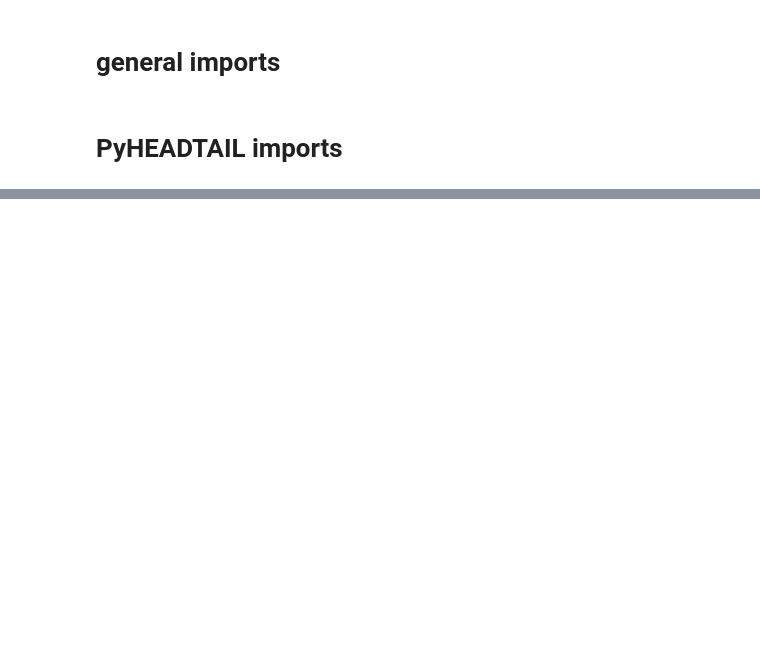
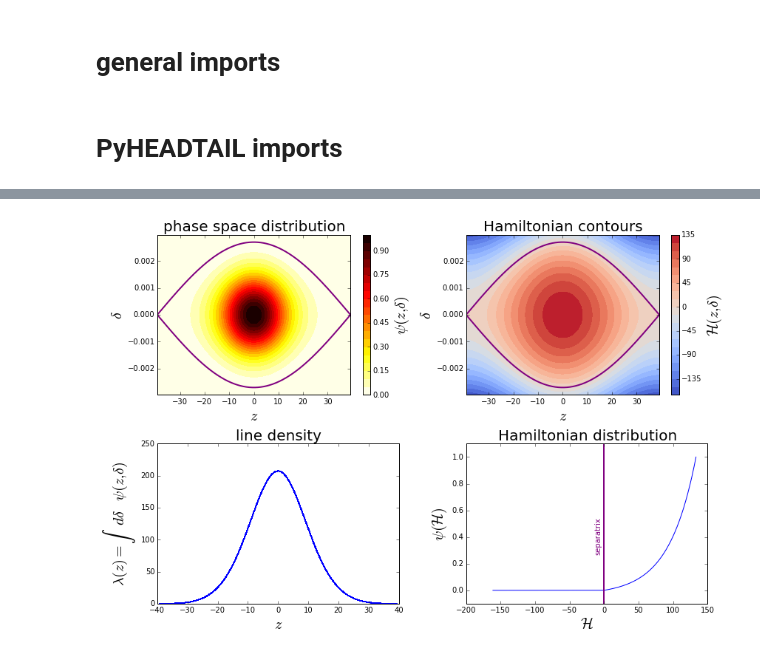
Before and after one commit to PyCOMPLETE/PyHEADTAIL-playground, a Jupyter notebook: RFBucket_Matching.ipynb, the cells around one changed output, grey strips where cells are left out. Cells and saved outputs as stored; diff of their text form; code cells hidden in the pictures; blank space fills up the shorter version.

```diff
--- a/RFBucket_Matching.ipynb
+++ b/RFBucket_Matching.ipynb
@@ -196,10 +32,0 @@ rfb_matcher.psi_object.H0
-# %%
-dpmax = rfb.dp_max(rfb.z_ufp_separatrix)
-zz = np.linspace(*rfb.interval, num=1000)
-Z, DP = np.meshgrid(zz, np.linspace(-dpmax*1.1, dpmax*1.1, num=100))
-H = rfb.hamiltonian(Z, DP)
-plt.contour(Z, DP, H, 20)
-# plt.scatter(z, dp, alpha=0.6)
-plt.hist2d(z, dp, bins=40)
-plt.plot(zz, rfb.separatrix(zz), c='purple', lw=2)
-plt.plot(zz, -rfb.separatrix(zz), c='purple', lw=2)
@@ -286,10 +32,0 @@ plot(rfb_matcher.psi_object, H0=122.13560674326664);
-# %%
-dpmax = rfb.dp_max(rfb.z_ufp_separatrix)
-zz = np.linspace(*rfb.interval, num=1000)
-Z, DP = np.meshgrid(zz, np.linspace(-dpmax*1.1, dpmax*1.1, num=100))
-H = rfb.hamiltonian(Z, DP)
-plt.contour(Z, DP, H, 20)
-# plt.scatter(z, dp, alpha=0.6)
-plt.hist2d(z, dp, bins=40)
-plt.plot(zz, rfb.separatrix(zz), c='purple', lw=2)
-plt.plot(zz, -rfb.separatrix(zz), c='purple', lw=2)
@@ -337,5 +32,0 @@ class StationaryParabolic(object):
-# %%
-fig = plot(StationaryParabolic);
-plt.sca(fig.axes[2])
-# plt.plot(zz, (49 - 0.15*zz**2).clip(min=0), color='red', lw=2, ls='--');
-plt.plot(zz, (38 - 0.2*zz**2).clip(min=0), color='red', lw=2, ls='--');
@@ -361,10 +32,0 @@ z, dp, _, _ = rfb_matcher.generate(int(1e5))
-# %%
-dpmax = rfb.dp_max(rfb.z_ufp_separatrix)
-zz = np.linspace(*rfb.interval, num=1000)
-Z, DP = np.meshgrid(zz, np.linspace(-dpmax*1.1, dpmax*1.1, num=100))
-H = rfb.hamiltonian(Z, DP)
-plt.contour(Z, DP, H, 20)
-# plt.scatter(z, dp, alpha=0.6)
-plt.hist2d(z, dp, bins=40)
-plt.plot(zz, rfb.separatrix(zz), c='purple', lw=2)
-plt.plot(zz, -rfb.separatrix(zz), c='purple', lw=2)
@@ -427,0 +157,6 @@ z, dp, _, _ = rfb_matcher.generate(int(1e5), cutting_margin=1e-15)
+# %%
+from PyHEADTAIL.particles.rfbucket_matching import ThermalDistribution
+
+plot(ThermalDistribution);
+# %% [output]
+[figure, added]
```
Also changed, not shown: parts of 110 cells of this notebook.
